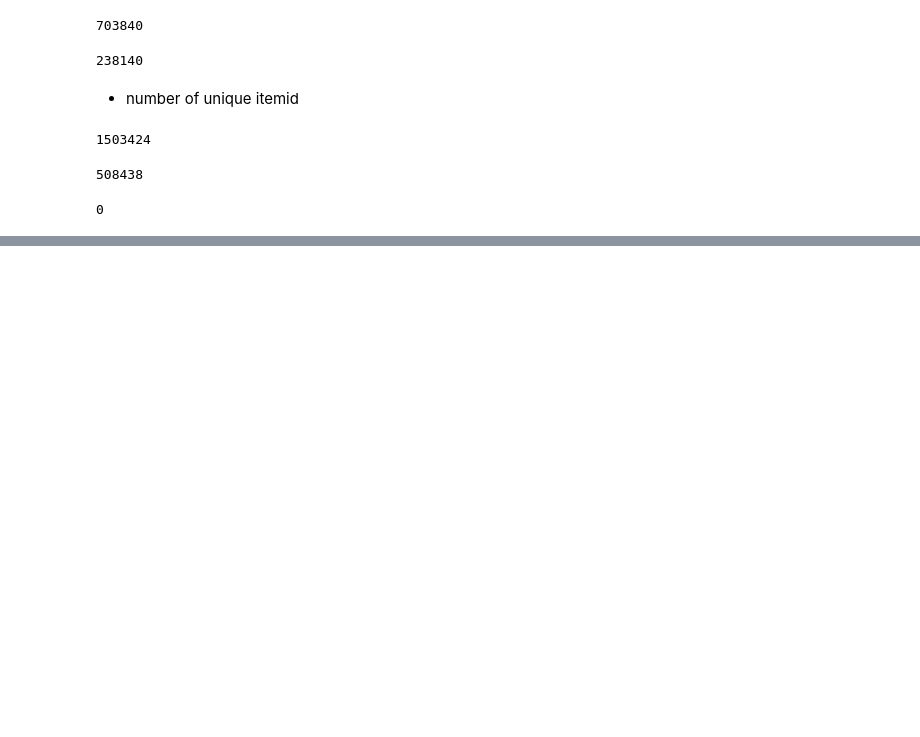
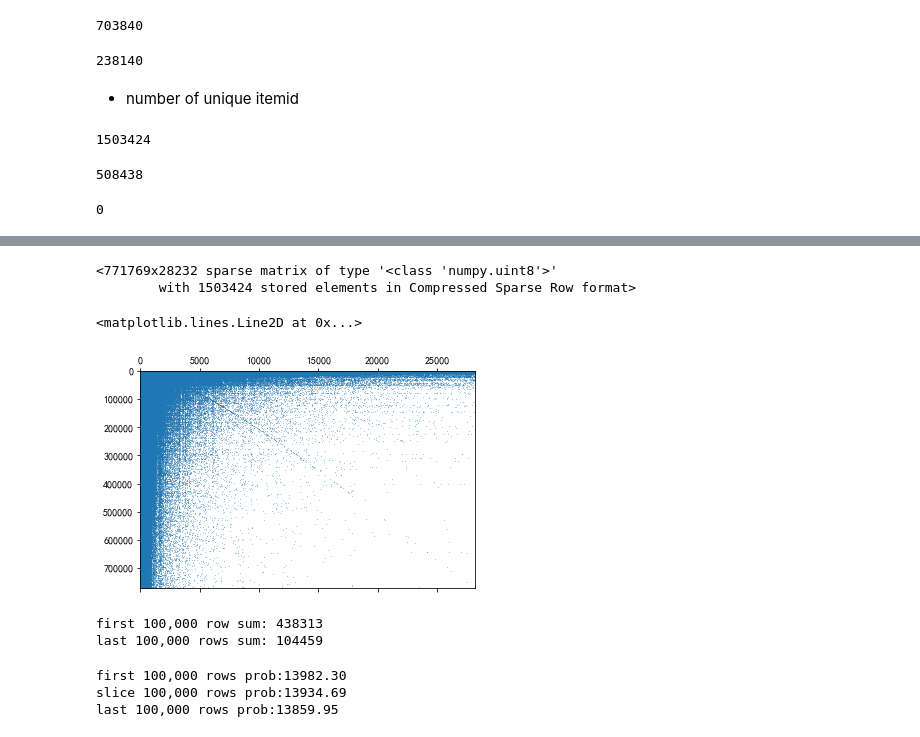
Before and after one commit to ihongChen/kaggle_Avito, a Jupyter notebook: src/eda1.ipynb, the cells around one changed output, grey strips where cells are left out. Saved outputs shown, nothing was run; the diff lists cells and outputs as text; code cells hidden in the pictures; blank space fills up the shorter version.

```diff
--- a/src/eda1.ipynb
+++ b/src/eda1.ipynb
@@ -94,0 +328,38 @@ itmid_in_trn_test.size
+# %%
+rid_to_idx, idx_to_rid, cid_to_idx, idx_to_cid = get_df_matrix_mappings(df_train,'user_id','item_seq_number')
+# %%
+df_uidx_iidx = pd.DataFrame()
+df_uidx_iidx['uidx']= df_train.user_id.map(rid_to_idx)
+df_uidx_iidx['iidx'] = iid_idx = df_train.item_seq_number.map(cid_to_idx)
+# %%
+I = df_uidx_iidx.uidx.as_matrix()
+J = df_uidx_iidx.iidx.as_matrix()
+V = np.ones(df_uidx_iidx.shape[0])
+
+ui_coo = sp.coo_matrix((V,(I,J)),dtype='uint8')
+# %%
+ui_csr = ui_coo.tocsr()
+# %%
+ui_csr
+# %% [output]
+<771769x28232 sparse matrix of type '<class 'numpy.uint8'>'
+        with 1503424 stored elements in Compressed Sparse Row format>
+# %%
+plt.spy(ui_csr,markersize=0.1,aspect='auto')
+# %% [output]
+<matplotlib.lines.Line2D at 0x...>
+[figure, added]
+# %%
+print('first 100,000 row sum:',ui_csr[:100000,:].sum())
+print('last 100,000 rows sum:',ui_csr[-100000:,:].sum())
+# %% [output]
+first 100,000 row sum: 438313
+last 100,000 rows sum: 104459
+# %%
+print('first 100,000 rows prob:{:.2f}'.format(df_train.deal_probability[:100000].sum()))
+print('slice 100,000 rows prob:{:.2f}'.format(df_train.deal_probability[200000:300000].sum()))
+print('last 100,000 rows prob:{:.2f}'.format(df_train.deal_probability[-100000:].sum()))
+# %% [output]
+first 100,000 rows prob:13982.30
+slice 100,000 rows prob:13934.69
+last 100,000 rows prob:13859.95
```
Also changed, not shown: parts of 40 cells of this notebook.
